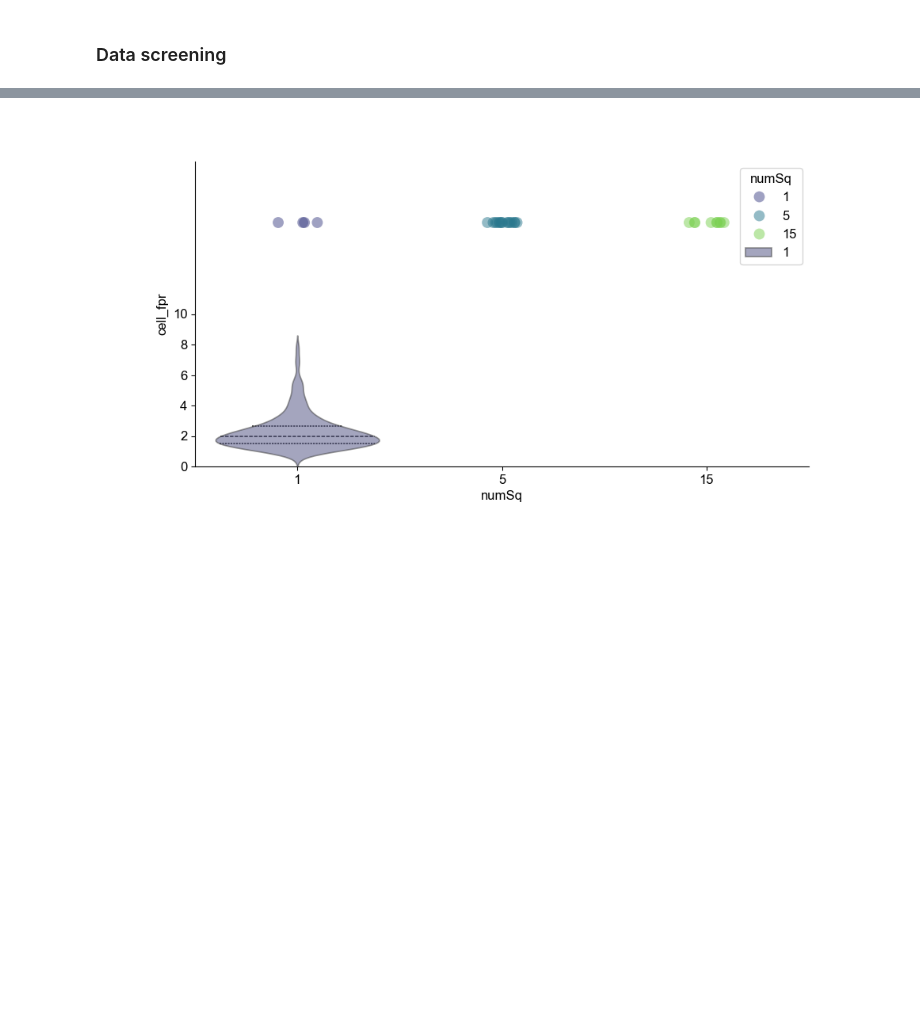
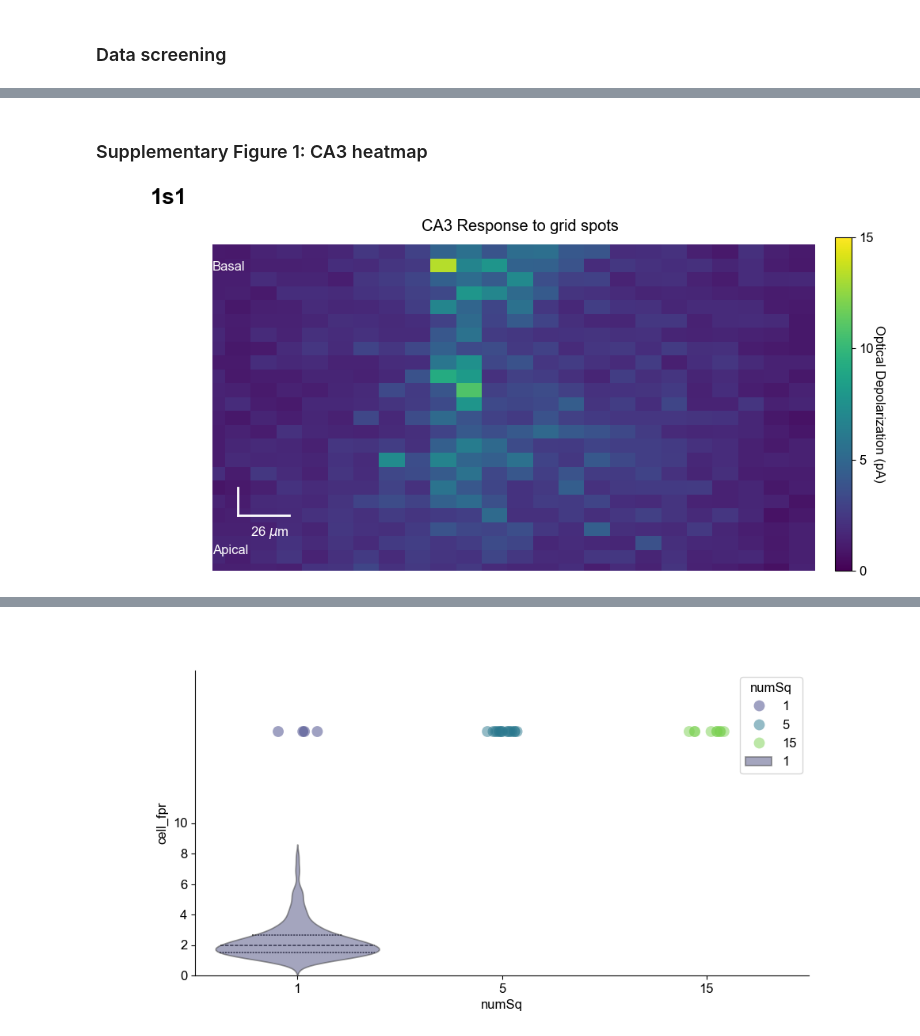
Before and after one commit to AdityaAsopa/Analysis, a Jupyter notebook: Figure1.ipynb, the cells around one changed output, grey strips where cells are left out. Drawn from its saved outputs; the diff is of its cells as text; code cells hidden in the pictures; blank space fills up the shorter version.

```diff
--- a/Figure1.ipynb
+++ b/Figure1.ipynb
@@ -173,0 +166,19 @@ np.savetxt(data_path_FS / "screened_trialIDs_CC_FS.txt", screened_trialIDs, fmt=
+# %%
+# load the data
+cc_FS_datapath =  data_path_FS / "all_cells_FreqSweep_CC_long.h5"
+cc_FS_longdf = pd.read_hdf(cc_FS_datapath, key='data')
+
+cc_FS_longdf_slice = cc_FS_longdf[ cc_FS_longdf['trialID'].isin(screened_cc_trialIDs) ]
+print(cc_FS_longdf.shape, '--screened-->', cc_FS_longdf_slice.shape)
+del cc_FS_longdf
+
+# load the data
+vc_FS_datapath =  data_path_FS / "all_cells_FreqSweep_VC_long.h5"
+vc_FS_longdf = pd.read_hdf(vc_FS_datapath, key='data')
+
+vc_FS_longdf_slice = vc_FS_longdf[ vc_FS_longdf['trialID'].isin(screened_vc_trialIDs) ]
+print(vc_FS_longdf.shape, '--screened-->', vc_FS_longdf_slice.shape)
+del vc_FS_longdf
+
+xc_FS_longdf_slice = pd.concat([cc_FS_longdf_slice, vc_FS_longdf_slice])
+del cc_FS_longdf_slice, vc_FS_longdf_slice
@@ -173,0 +489,52 @@ np.savetxt(data_path_FS / "screened_trialIDs_CC_FS.txt", screened_trialIDs, fmt=
+# %% [markdown]
+### Supplementary Figure 1: CA3 heatmap
+# %%
+Fig1s1, ax1s1 = plt.subplots(1, 1, figsize=(10, 5), constrained_layout=True)
+ax1s1.text(-0.1, 1.1, '1s1', transform=ax1s1.transAxes, size=20, weight='bold')
+# import heatmap data
+importlib.reload(plot_tools)
+df_CA3_heatmap = pd.read_hdf(r"parsed_data\second_order\CA3_recording_3161_grid_response_pivot.h5")
+
+grid_aspect_ratio = pattern_index.polygon_frame_properties['aspect_ratio']
+
+h = 8
+w = grid_aspect_ratio*h
+# ax1s1.suptitle('Peak Response to 9 pulses in 24 hexagonal grid squares', fontsize=16)
+
+pulse = 0
+# get data from column=i and all rows
+vals = df_CA3_heatmap[pulse].values
+# get index values
+idx = (df_CA3_heatmap[pulse].index.get_level_values(0).values) - 1
+
+# make heatmaps
+_,_,ax1s1,_ = plot_tools.plot_grid(spot_locs=idx, spot_values=vals, grid=[24,24], cmap='viridis', ax=ax1s1, vmin=0, vmax=15, add_colorbar=False)
+# set xlim and ylim to be 0, 24
+ax1s1.set_xlim([0, 24])
+ax1s1.set_ylim([0, 24])
+# add colorbar to the axis correponding the heatmap image
+cbar = plt.colorbar(ax1s1.get_children()[1], ax=ax1s1, orientation='vertical', pad=0.01)
+cbar.set_label('Optical Depolarization (pA)', rotation=270, labelpad=10)
+# set limit
+# cbar.set_zlim([0, 15])
+# set ticks
+cbar.set_ticks([0, 5, 10, 15])
+cbar.ax.tick_params(labelsize=12)
+# add text to the plot on top left corner of the heatmap in white color
+ax1s1.text(0.0, 0.9, 'Basal', transform=ax1s1.transAxes, size=12,  color='white')
+# add text to the plot on bottom left corner of the heatmap
+ax1s1.text(0.0, 0.05, 'Apical', transform=ax1s1.transAxes, size=12, color='white')
+ax1s1.set_title('CA3 Response to grid spots')
+
+# make a horizontal line to show scale
+ax1s1.plot([1, 3], [4, 4], color='white', linewidth=2)
+ax1s1.plot([1, 1], [4, 6], color='white', linewidth=2)
+ax1s1.text(1.5, 2.5, '26 $\mu$m', color='white', fontsize=12)
+
+
+# save figure
+figure_name = 'Figure1s1_CA3heatmap'
+Fig1s1.savefig(paper_figure_export_location /  (figure_name + '.png'), dpi=300, bbox_inches='tight')
+Fig1s1.savefig(paper_figure_export_location /  (figure_name + '.svg'), dpi=300, bbox_inches='tight')
+# %% [output]
+[figure, added]
```
Also changed, not shown: parts of 47 cells of this notebook, 34 other files.
